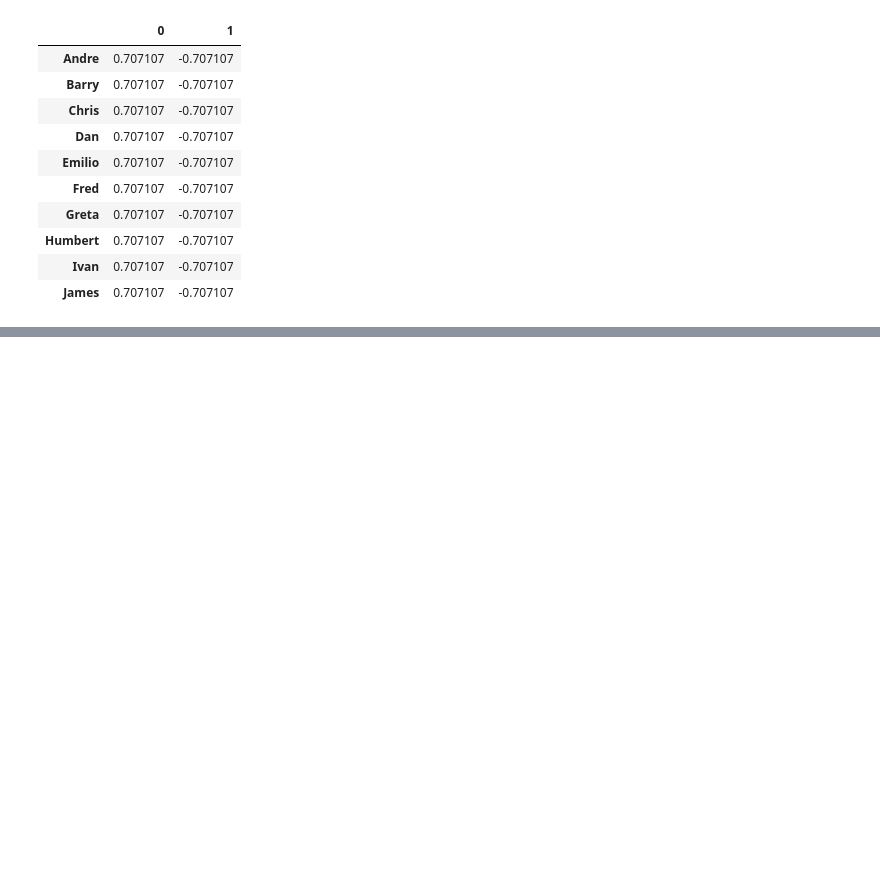
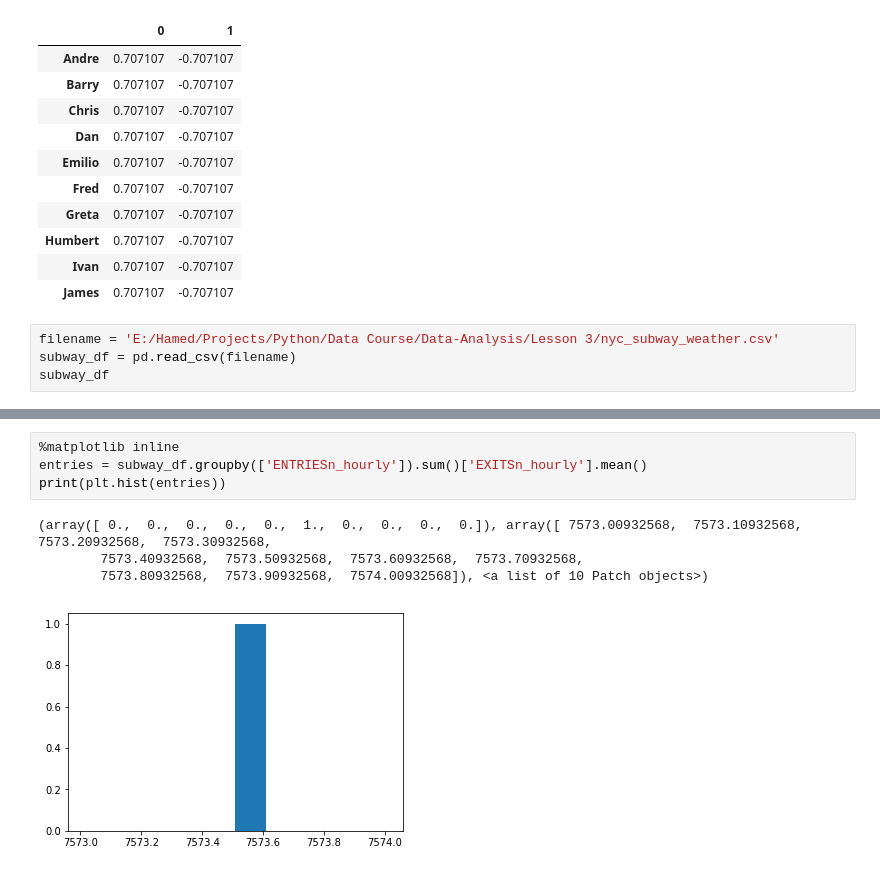
Before and after one commit to Hamifthi/Data-Analysis, a Jupyter notebook: Lesson 3/lesson-3.ipynb, the cells around one changed output, grey strips where cells are left out. Cells and saved outputs as stored; diff of their text form; blank space fills up the shorter version.

```diff
--- a/Lesson 3/lesson-3.ipynb
+++ b/Lesson 3/lesson-3.ipynb
@@ -270,3 +275,7 @@ mean_df.div(grades_df.std(axis = 1), axis = 0)
 | Humbert | 0.707107 | -0.707107 |
 | Ivan | 0.707107 | -0.707107 |
 | James | 0.707107 | -0.707107 |
+# %%
+filename = 'E:/Hamed/Projects/Python/Data Course/Data-Analysis/Lesson 3/nyc_subway_weather.csv'
+subway_df = pd.read_csv(filename)
+subway_df
@@ -272,0 +301,9 @@ mean_df.div(grades_df.std(axis = 1), axis = 0)
+# %%
+%matplotlib inline
+entries = subway_df.groupby(['ENTRIESn_hourly']).sum()['EXITSn_hourly'].mean()
+print(plt.hist(entries))
+# %% [output]
+(array([ 0.,  0.,  0.,  0.,  0.,  1.,  0.,  0.,  0.,  0.]), array([ 7573.00932568,  7573.10932568,  7573.20932568,  7573.30932568,
+        7573.40932568,  7573.50932568,  7573.60932568,  7573.70932568,
+        7573.80932568,  7573.90932568,  7574.00932568]), <a list of 10 Patch objects>)
+[figure, added]
```
Also changed, not shown: parts of 3 cells of this notebook.
